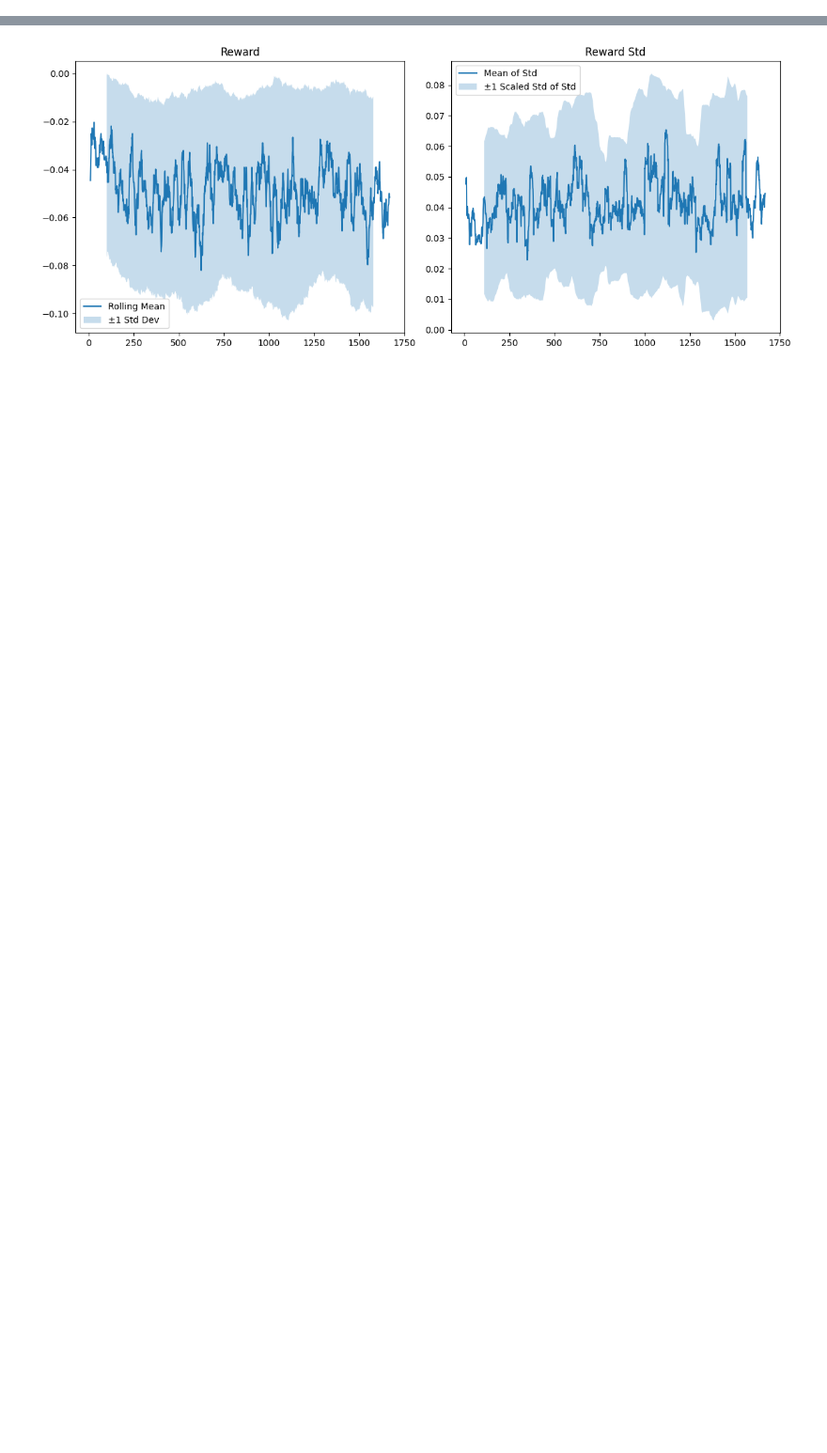
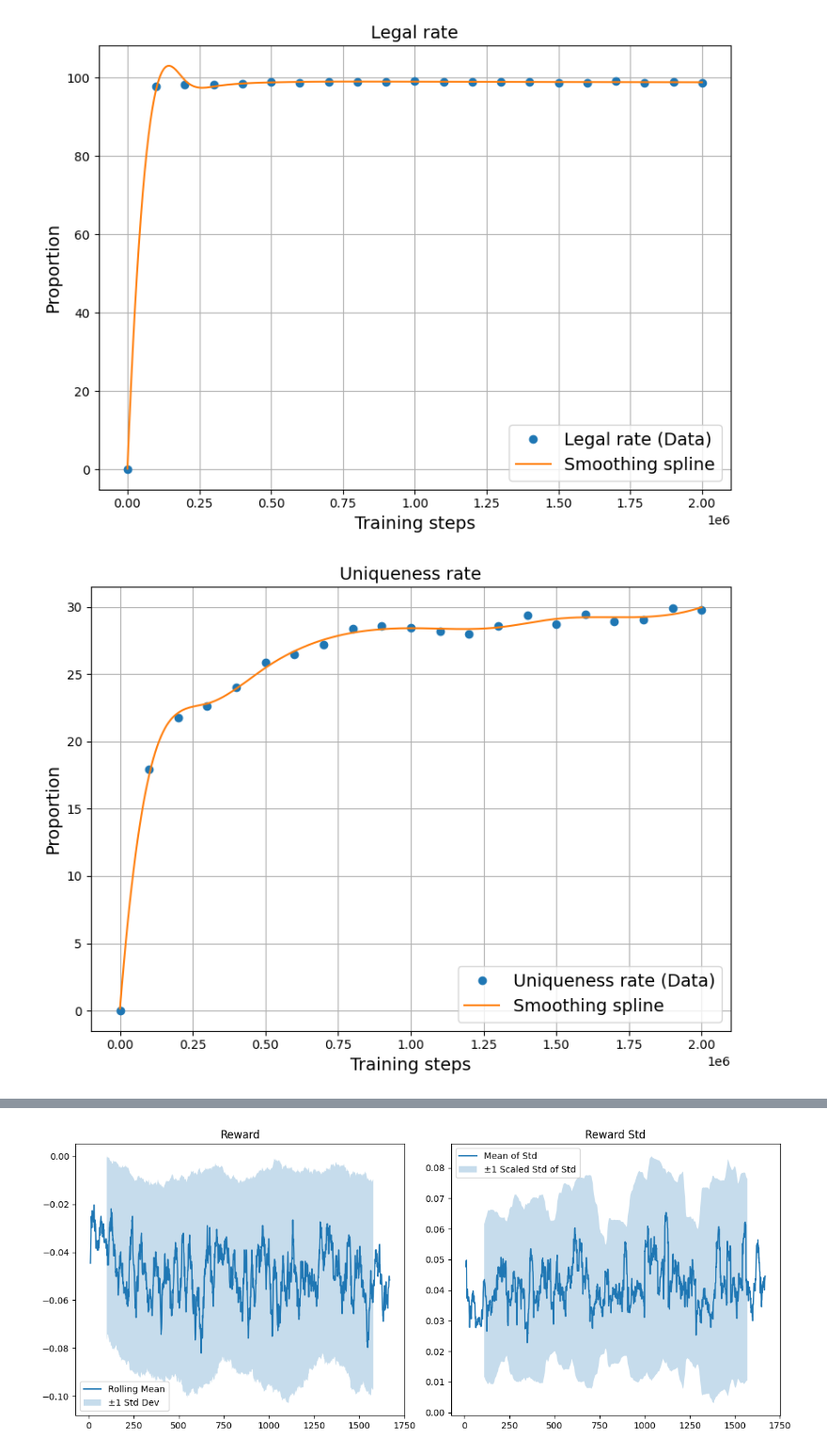
Before and after one commit to naapeli/Generating-open-source-chess-puzzles, a Jupyter notebook: src/plots.ipynb, the cells around one changed output, grey strips where cells are left out. Shown at 94% size. Saved outputs shown, nothing was run; the diff lists cells and outputs as text; code cells hidden in the pictures; blank space fills up the shorter version.

```diff
--- a/src/plots.ipynb
+++ b/src/plots.ipynb
@@ -26,0 +105,33 @@ def tflog2pandas(path):
+# %%
+import numpy as np
+import matplotlib.pyplot as plt
+from scipy.interpolate import make_interp_spline, make_splrep
+
+
+for col in df.drop("model_number", axis=1).columns:
+    plt.figure(figsize=(8, 6))
+
+    x = df["model_number"]
+    y = df[col]
+
+    plt.plot(x, y, marker="o", linestyle="", label=f"{col} (Data)", c="tab:blue")
+
+    # spline = make_interp_spline(x, y, k=3)
+    smoothing_factor = 2
+    spline = make_splrep(x, y, s=smoothing_factor)
+    x_smooth = np.linspace(x.min(), x.max(), 300)
+    y_smooth = spline(x_smooth)
+
+    plt.plot(x_smooth, y_smooth, linestyle="-", color="tab:orange", label="Smoothing spline")
+    plt.xlabel("Training steps", fontsize=14)
+    plt.ylabel("Proportion", fontsize=14)
+    plt.title(col, fontsize=14)
+    plt.legend(fontsize=14)
+    plt.grid(True)
+    plt.tight_layout()
+
+    plt.savefig(f"../Thesis/sections/figures/supervised_training_progress/{col.replace(" ", "_")}.pdf")
+    plt.show()
+# %% [output]
+[figure, added]
+[figure, added]
```
Also changed, not shown: parts of 9 cells of this notebook, 13 other files.
